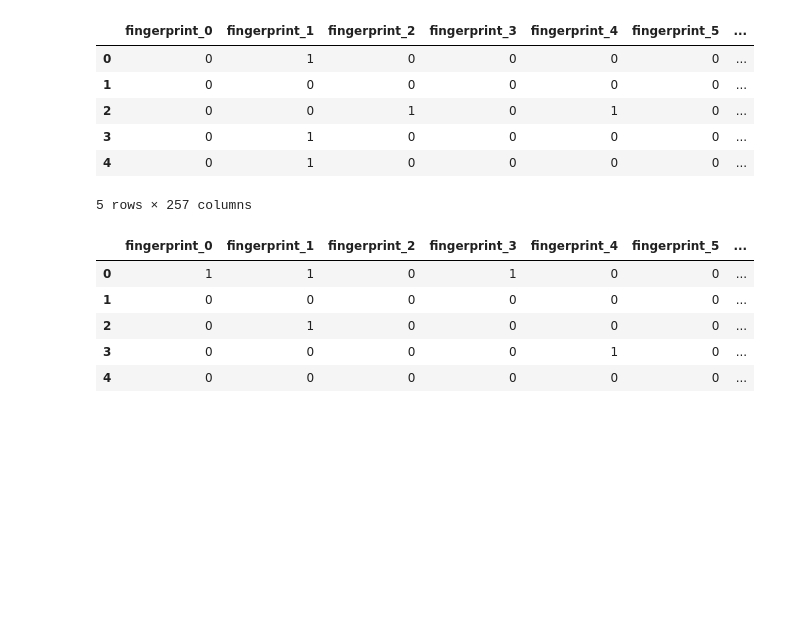
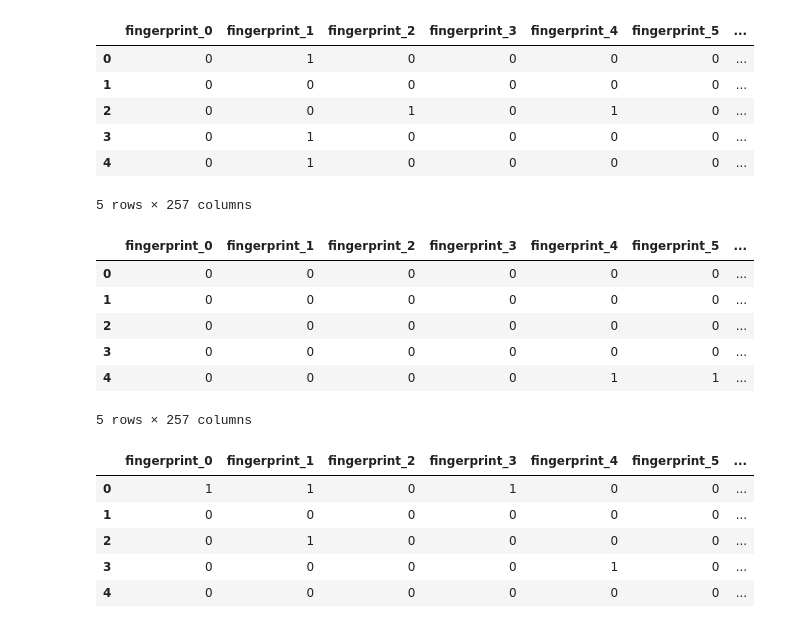
Before and after one commit to DruizrGit/UofT_Molecular_ML, a Jupyter notebook: notebook.ipynb, the cells around one changed output. Saved outputs shown, nothing was run; the diff lists cells and outputs as text; code cells hidden in the pictures; blank space fills up the shorter version.

Commit message:
Update notebook.ipynb
loaded and processed pcba

```diff
--- a/notebook.ipynb
+++ b/notebook.ipynb
@@ -522,7 +525,7 @@ class GenerateToxicity(_Base):
         elif _X["source"][0] == "toxcast":
             create_target_variable(_X)
         elif _X["source"][0] == "pcba":
-            pass
+            create_target_variable(_X)
 
         return _X
 
@@ -571,6 +574,7 @@ pipeline = Pipeline(
 
 prepped_clintox = pipeline.fit_transform(load_data("clintox"))
 prepped_toxcast = pipeline.fit_transform(load_data("toxcast"))
+prepped_pcba = pipeline.fit_transform(load_data("pcba"))
 
-prepped_data = pd.concat([prepped_clintox, prepped_toxcast])
+prepped_data = pd.concat([prepped_clintox, prepped_toxcast, prepped_pcba])
 # %% [output]
@@ -611,6 +615,16 @@ prepped_toxcast.head()
 | 3 | 0 | 1 | 0 | 0 | 0 | 0 | ... |
 | 4 | 0 | 1 | 0 | 0 | 0 | 0 | ... |
 5 rows × 257 columns
+# %%
+prepped_pcba.head()
+# %% [output]
+|  | fingerprint_0 | fingerprint_1 | fingerprint_2 | fingerprint_3 | fingerprint_4 | fingerprint_5 | ... |
+| 0 | 0 | 0 | 0 | 0 | 0 | 0 | ... |
+| 1 | 0 | 0 | 0 | 0 | 0 | 0 | ... |
+| 2 | 0 | 0 | 0 | 0 | 0 | 0 | ... |
+| 3 | 0 | 0 | 0 | 0 | 0 | 0 | ... |
+| 4 | 0 | 0 | 0 | 0 | 1 | 1 | ... |
+5 rows × 257 columns
 # %%
 prepped_data.head()
 # %% [output]
```
Also changed, not shown: parts of 8 cells of this notebook.
